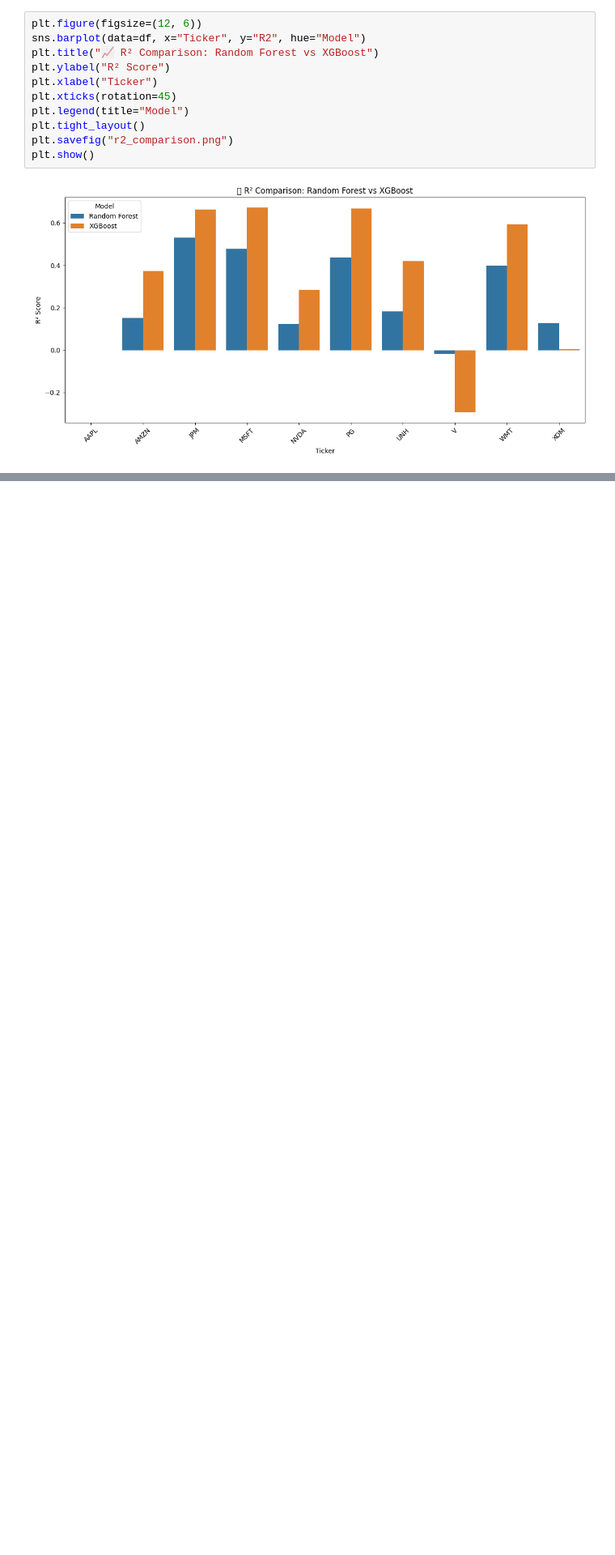
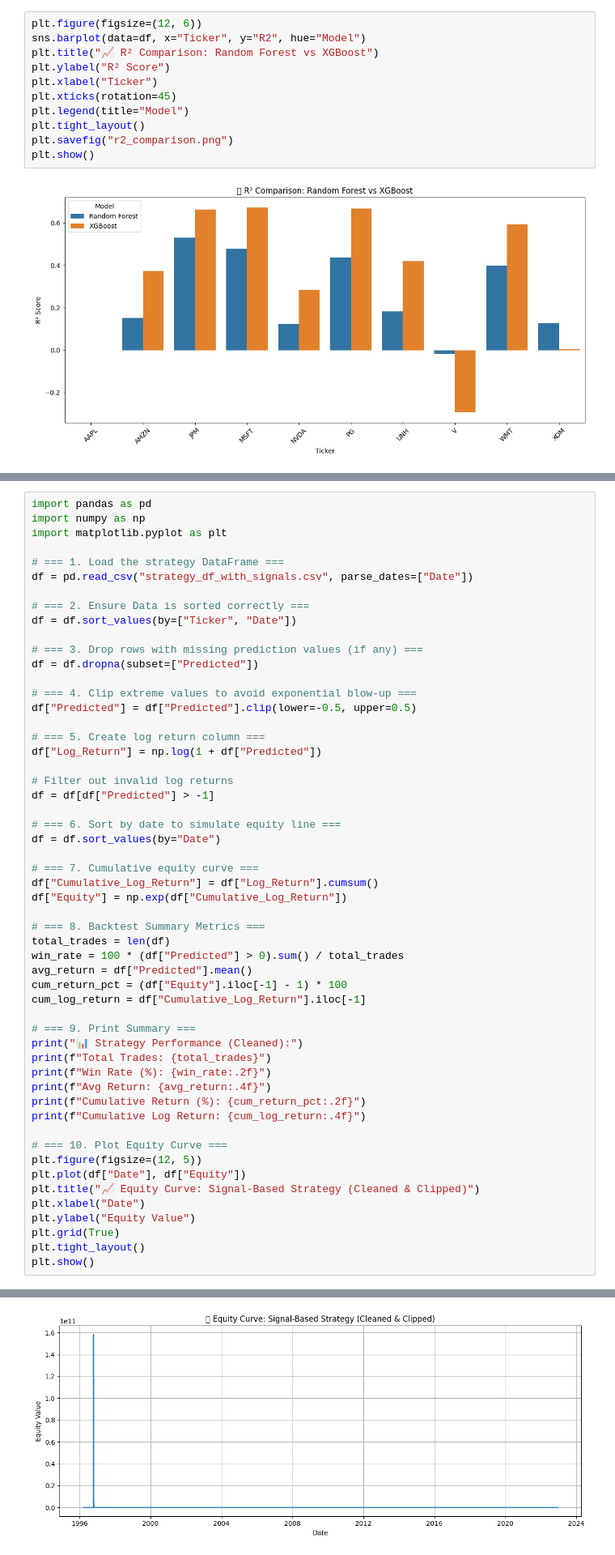
Before and after one commit to sowjanya-bn/stock-prediction, a Jupyter notebook: model_comparison_performance.ipynb, the cells around one changed output, grey strips where cells are left out. Shown: that part at 81% size. Drawn from its saved outputs; the diff is of its cells as text; blank space fills up the shorter version.

```diff
--- a/model_comparison_performance.ipynb
+++ b/model_comparison_performance.ipynb
@@ -219,0 +1255,55 @@ plt.show()
+# %%
+import pandas as pd
+import numpy as np
+import matplotlib.pyplot as plt
+
+# === 1. Load the strategy DataFrame ===
+df = pd.read_csv("strategy_df_with_signals.csv", parse_dates=["Date"])
+
+# === 2. Ensure Data is sorted correctly ===
+df = df.sort_values(by=["Ticker", "Date"])
+
+# === 3. Drop rows with missing prediction values (if any) ===
+df = df.dropna(subset=["Predicted"])
+
+# === 4. Clip extreme values to avoid exponential blow-up ===
+df["Predicted"] = df["Predicted"].clip(lower=-0.5, upper=0.5)
+
+# === 5. Create log return column ===
+df["Log_Return"] = np.log(1 + df["Predicted"])
+
+# Filter out invalid log returns
+df = df[df["Predicted"] > -1]
+
+# === 6. Sort by date to simulate equity line ===
+df = df.sort_values(by="Date")
+
+# === 7. Cumulative equity curve ===
+df["Cumulative_Log_Return"] = df["Log_Return"].cumsum()
+df["Equity"] = np.exp(df["Cumulative_Log_Return"])
+
+# === 8. Backtest Summary Metrics ===
+total_trades = len(df)
+win_rate = 100 * (df["Predicted"] > 0).sum() / total_trades
+avg_return = df["Predicted"].mean()
+cum_return_pct = (df["Equity"].iloc[-1] - 1) * 100
+cum_log_return = df["Cumulative_Log_Return"].iloc[-1]
+
+# === 9. Print Summary ===
+print("📊 Strategy Performance (Cleaned):")
+print(f"Total Trades: {total_trades}")
+print(f"Win Rate (%): {win_rate:.2f}")
+print(f"Avg Return: {avg_return:.4f}")
+print(f"Cumulative Return (%): {cum_return_pct:.2f}")
+print(f"Cumulative Log Return: {cum_log_return:.4f}")
+
+# === 10. Plot Equity Curve ===
+plt.figure(figsize=(12, 5))
+plt.plot(df["Date"], df["Equity"])
+plt.title("📈 Equity Curve: Signal-Based Strategy (Cleaned & Clipped)")
+plt.xlabel("Date")
+plt.ylabel("Equity Value")
+plt.grid(True)
+plt.tight_layout()
+plt.show()
+# %% [output]
@@ -219,0 +1316 @@ plt.show()
+[figure, added]
```
Also changed, not shown: parts of 30 cells of this notebook, 1 other file.
